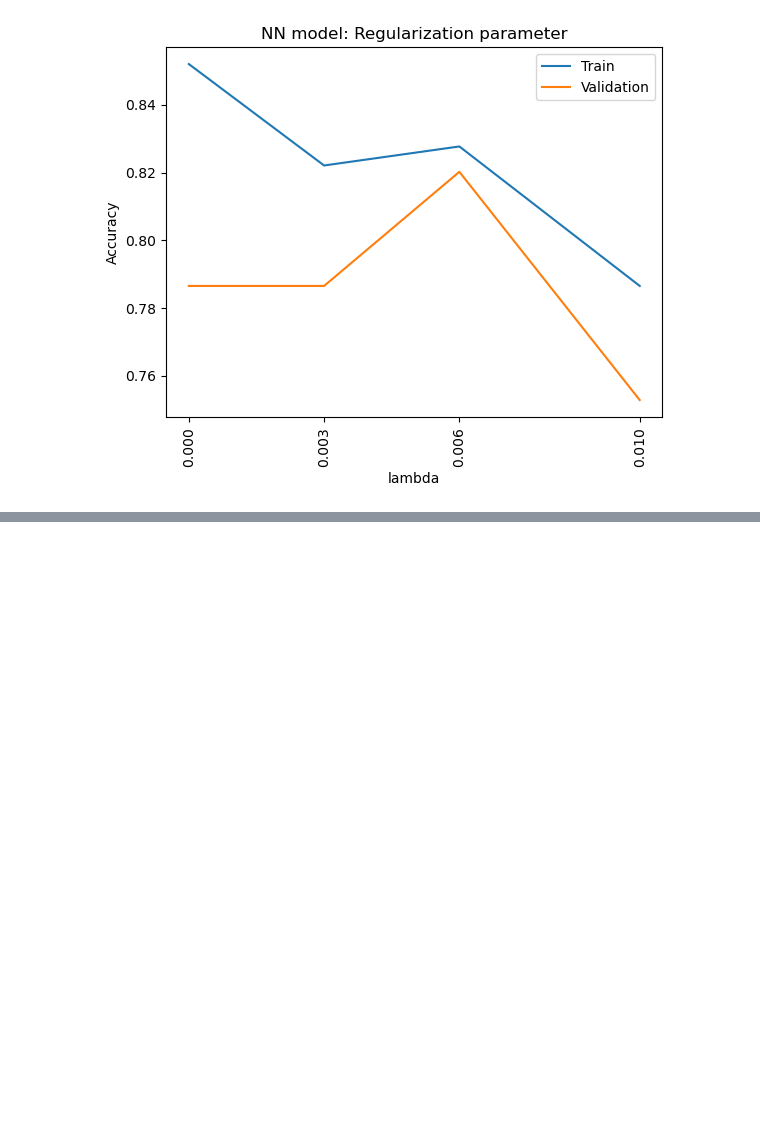
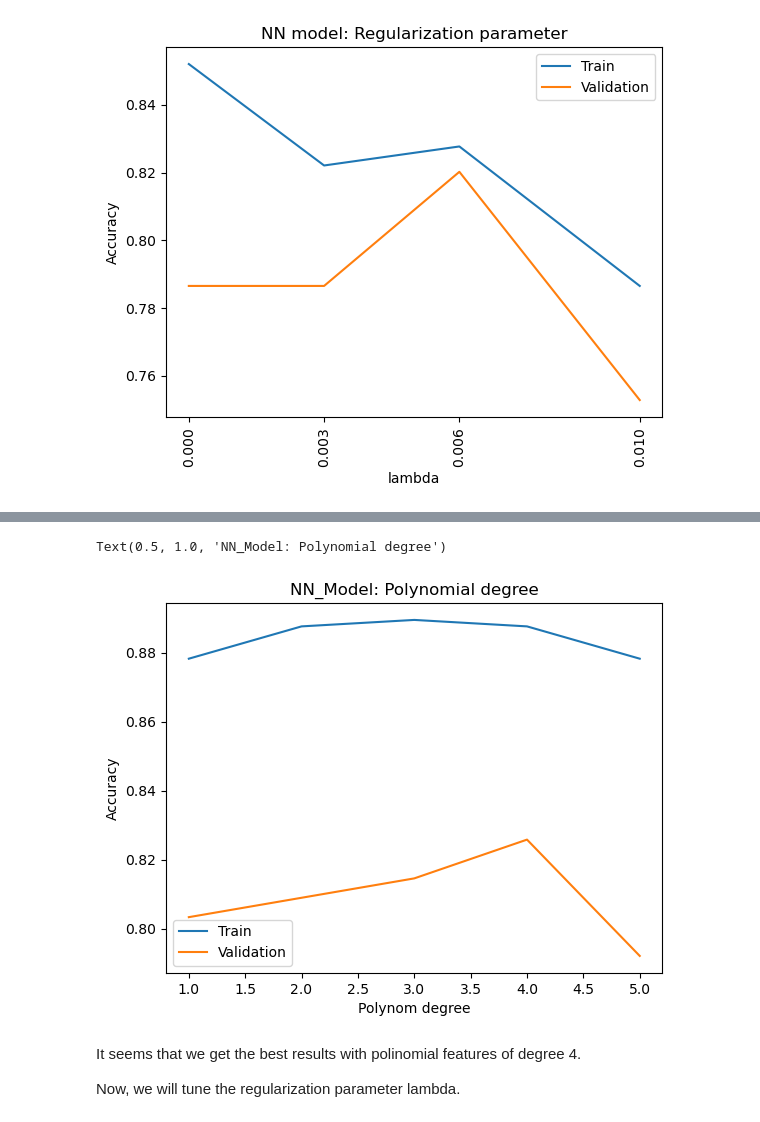
Before and after one commit to Andresmfs/Binary-classification-ML-models-Titanic-survivals, a Jupyter notebook: titanic.ipynb, the cells around one changed output, grey strips where cells are left out. Cells and saved outputs as stored; diff of their text form; code cells hidden in the pictures; blank space fills up the shorter version.

Commit message:
NN_with polynomical features

```diff
--- a/titanic.ipynb
+++ b/titanic.ipynb
@@ -843,7 +844,7 @@ X_cv_nn = np.asarray(X_cv).astype('float32')
 X_test_nn = np.asarray(X_test).astype('float32')
 # %%
 def Binary_sigmoid_predict(model, X):
-    '''Function to transform the result given by the neural network to bimodal classification'''
+    '''Function to apply a NN model and transform the result to bimodal classification'''
     logit = model(X)
     f_x = tf.nn.sigmoid(logit)
     y = []
@@ -910,7 +914,7 @@ plt.title('NN model: Regularization parameter');
 # %% [output]
 [figure]
 # %%
-NN_model = NN_models[1]
+NN_model = NN_models[2]
 
 y_train_nn = Binary_sigmoid_predict(NN_model, X_train_nn)
 y_cv_nn = Binary_sigmoid_predict(NN_model, X_cv_nn)
@@ -921,7 +925,7 @@ acc_cv_nn = accuracy_score(y_cv, y_cv_nn)
 acc_test_nn = accuracy_score(y_test, y_test_nn)
 
 
-print('\033[1m Model: Neural Network \033[0m')
+print('Model: Neural Network')
 print('------------------------------------------------------')
 print(f'Accuracy score of the train set: {acc_train_nn:.3f}')
 print(f'Accuracy score of the validation set: {acc_cv_nn:.3f}')
@@ -934,0 +1022,15 @@ Accuracy score of the test set: 0.821
+# %%
+# Plot the accuracy for the different polynomial degrees
+plt.plot(list(range(1, max_deg + 1)), train_accuracy, label='Train')
+plt.plot(list(range(1, max_deg + 1)), cv_accuracy, label='Validation')
+plt.legend()
+plt.xlabel('Polynom degree')
+plt.ylabel('Accuracy')
+plt.title('NN_Model: Polynomial degree')
+# %% [output]
+Text(0.5, 1.0, 'NN_Model: Polynomial degree')
+[figure, added]
+# %% [markdown]
+It seems that we get the best results with polinomial features of degree 4.
+
+Now, we will tune the regularization parameter lambda.
```
Also changed, not shown: parts of 13 cells of this notebook.
